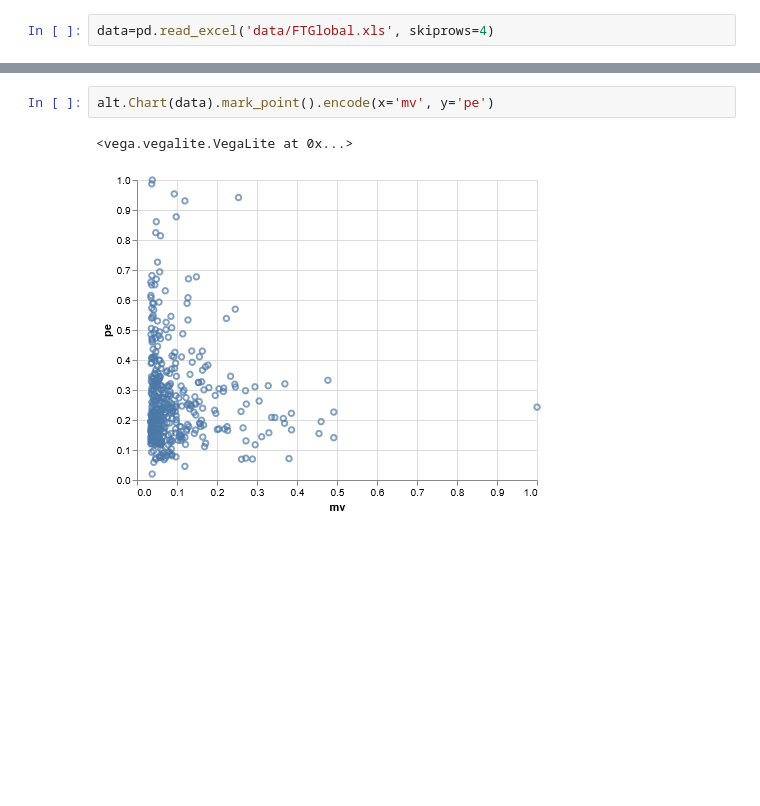
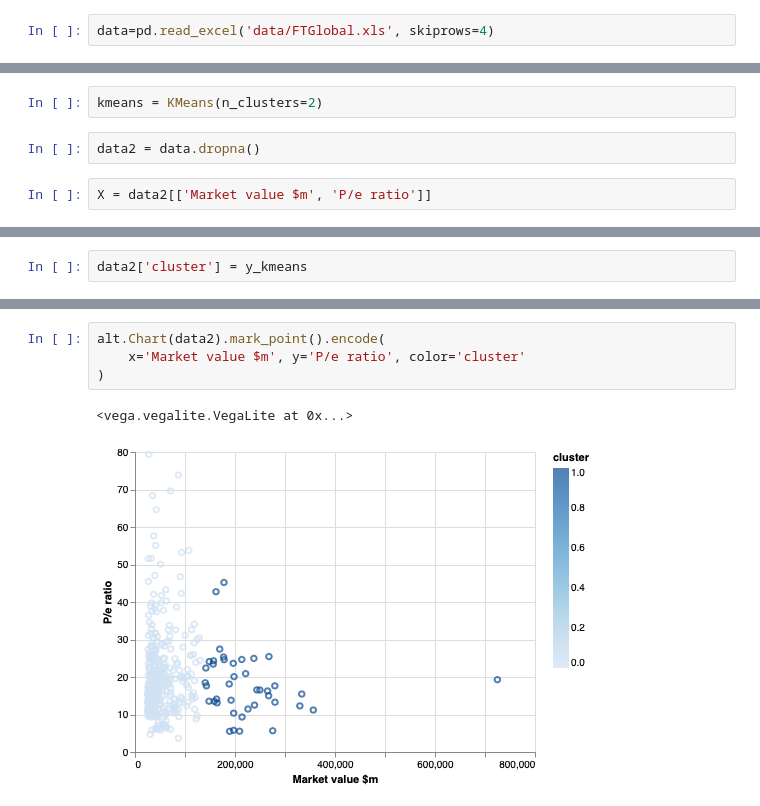
Before and after one commit to hanisaf/mist5730-6380-spring2020, a Jupyter notebook: 44-warmup-sol.ipynb, the cells around one changed output, grey strips where cells are left out. Cells and saved outputs as stored; diff of their text form; blank space fills up the shorter version.

```diff
--- a/44-warmup-sol.ipynb
+++ b/44-warmup-sol.ipynb
@@ -33,0 +33,6 @@ data['pe'] = data['P/e ratio'] / data['P/e ratio'].max()
+# %%
+kmeans = KMeans(n_clusters=2)
+# %%
+data2 = data.dropna()
+# %%
+X = data2[['Market value $m', 'P/e ratio']]
@@ -33,0 +47,2 @@ data['pe'] = data['P/e ratio'] / data['P/e ratio'].max()
+# %%
+data2['cluster'] = y_kmeans
@@ -34,5 +62,7 @@ data['pe'] = data['P/e ratio'] / data['P/e ratio'].max()
 # %%
-alt.Chart(data).mark_point().encode(x='mv', y='pe')
+alt.Chart(data2).mark_point().encode(
+    x='Market value $m', y='P/e ratio', color='cluster'
+)
 # %% [output]
 <vega.vegalite.VegaLite at 0x...>
-[figure, old version]
+[figure, new version]
```
Also changed, not shown: parts of 13 cells of this notebook, 3 other files.
